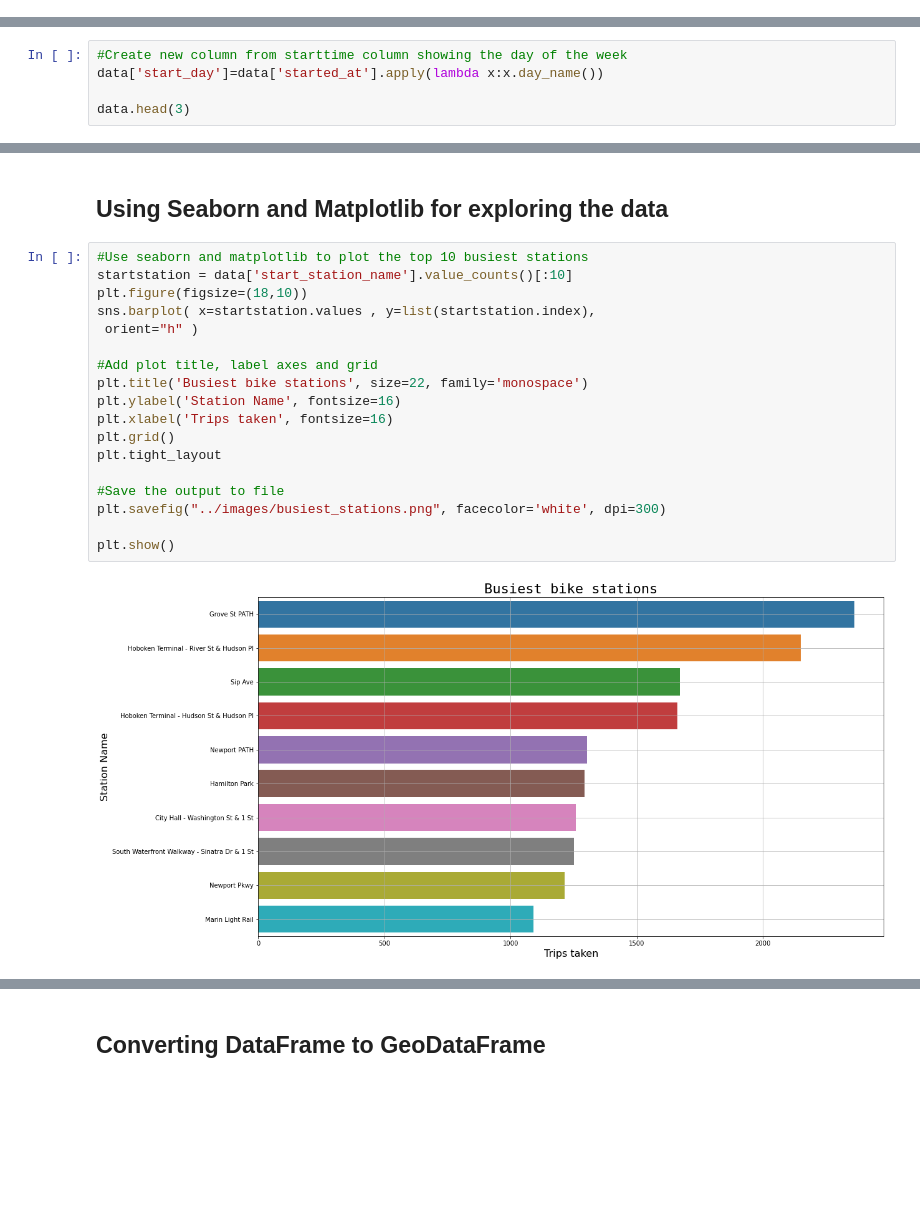
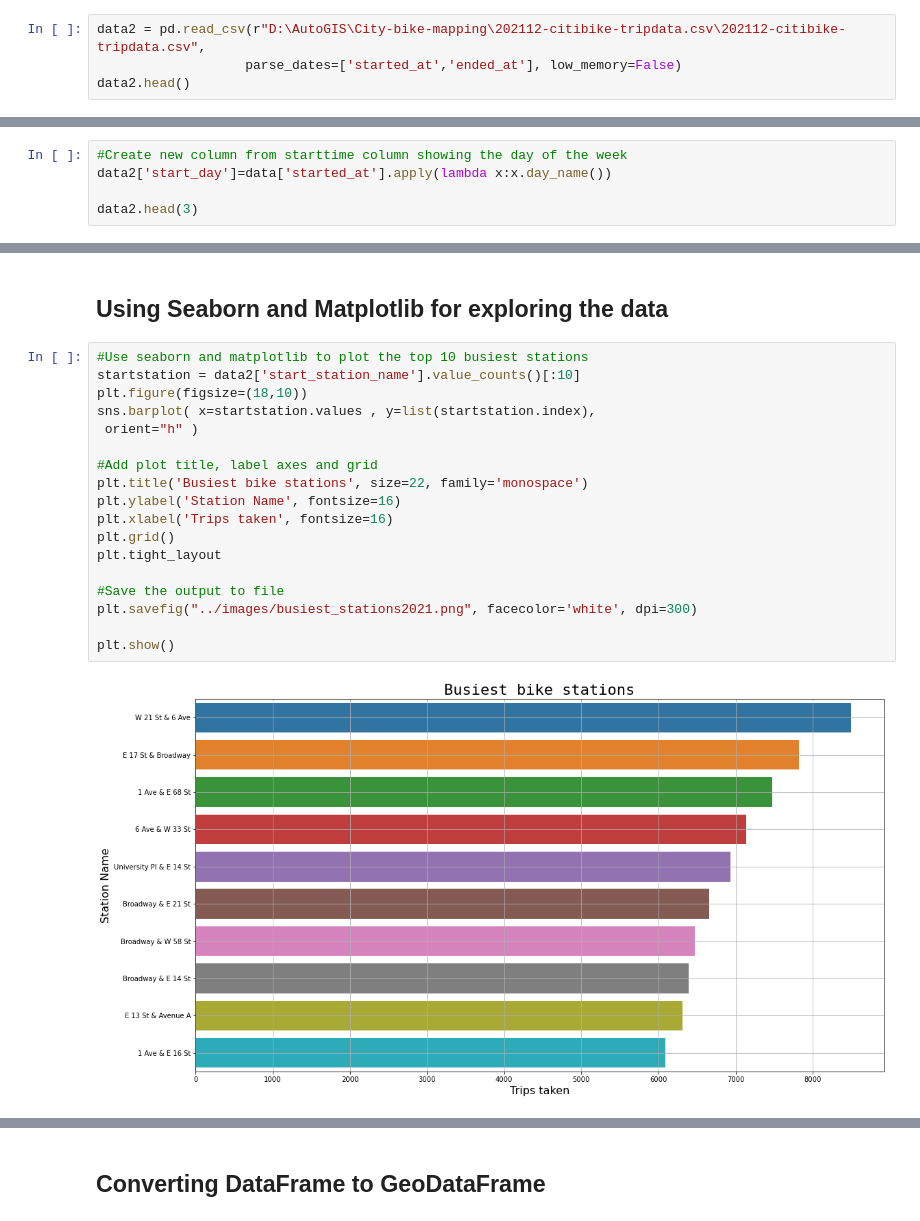
Before and after one commit to tokoth/Bike-mapping, a Jupyter notebook: notebooks/Dec_2021_citi_bike_EDA.ipynb, the cells around one changed output, grey strips where cells are left out. Cells and saved outputs as stored; diff of their text form; blank space fills up the shorter version.

Commit message:
Revised data used

```diff
--- a/notebooks/Dec_2021_citi_bike_EDA.ipynb
+++ b/notebooks/Dec_2021_citi_bike_EDA.ipynb
@@ -15,0 +17,4 @@ datapath = '../data/raw/JC-202112-citibike-tripdata.csv'
+# %%
+data2 = pd.read_csv(r"D:\AutoGIS\City-bike-mapping\202112-citibike-tripdata.csv\202112-citibike-tripdata.csv",
+                   parse_dates=['started_at','ended_at'], low_memory=False)
+data2.head()
@@ -52,7 +68,7 @@ memory usage: 4.8+ MB
 # %%
 #Create new column from starttime column showing the day of the week
-data['start_day']=data['started_at'].apply(lambda x:x.day_name())
+data2['start_day']=data['started_at'].apply(lambda x:x.day_name())
 
-data.head(3)
+data2.head(3)
 # %% [output]
 |  | ride_id | rideable_type | started_at | ended_at | start_station_name | start_station_id | end_station_name | ... |
@@ -63,23 +79,23 @@ data.head(3)
 ## Using Seaborn and Matplotlib for exploring the data
 # %%
 #Use seaborn and matplotlib to plot the top 10 busiest stations
-startstation = data['start_station_name'].value_counts()[:10]
+startstation = data2['start_station_name'].value_counts()[:10]
 plt.figure(figsize=(18,10))
 sns.barplot( x=startstation.values , y=list(startstation.index),
  orient="h" )
 
 #Add plot title, label axes and grid
 plt.title('Busiest bike stations', size=22, family='monospace')
 plt.ylabel('Station Name', fontsize=16)
 plt.xlabel('Trips taken', fontsize=16)
 plt.grid()
 plt.tight_layout
 
 #Save the output to file
-plt.savefig("../images/busiest_stations.png", facecolor='white', dpi=300)
+plt.savefig("../images/busiest_stations2021.png", facecolor='white', dpi=300)
 
 plt.show()
 # %% [output]
-[figure, old version]
+[figure, new version]
 # %%
 #Group by day of the week and create a subset of the data
```
Also changed, not shown: parts of 8 cells of this notebook, 3 other files.
